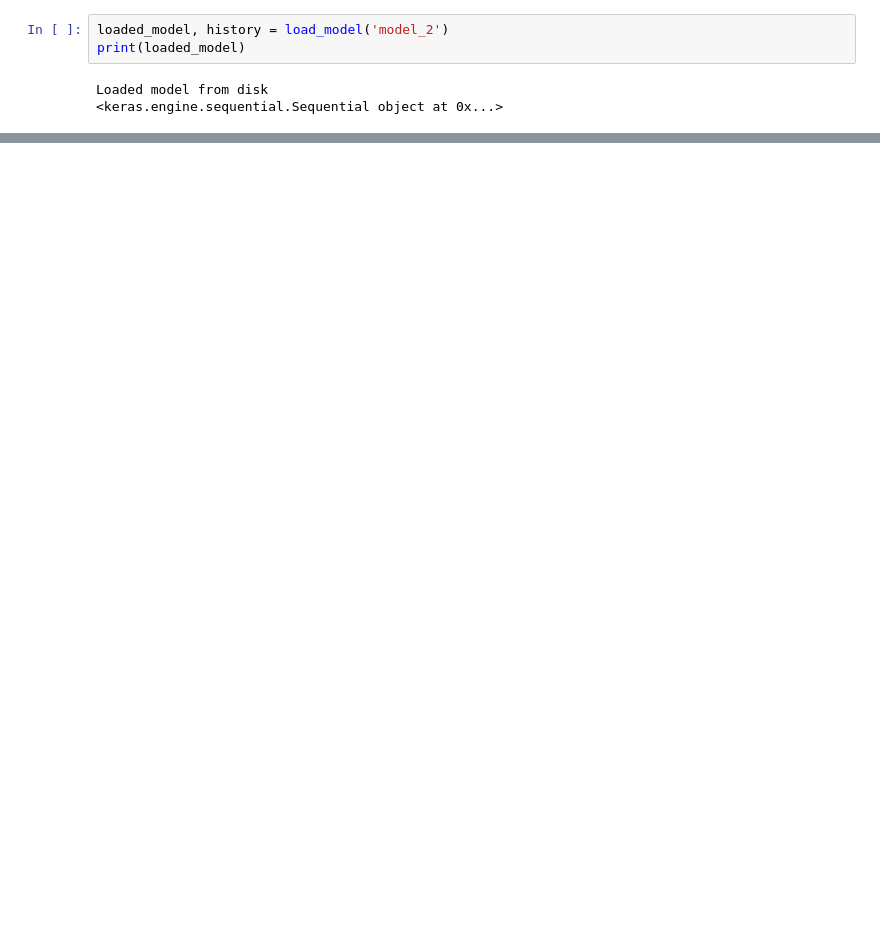
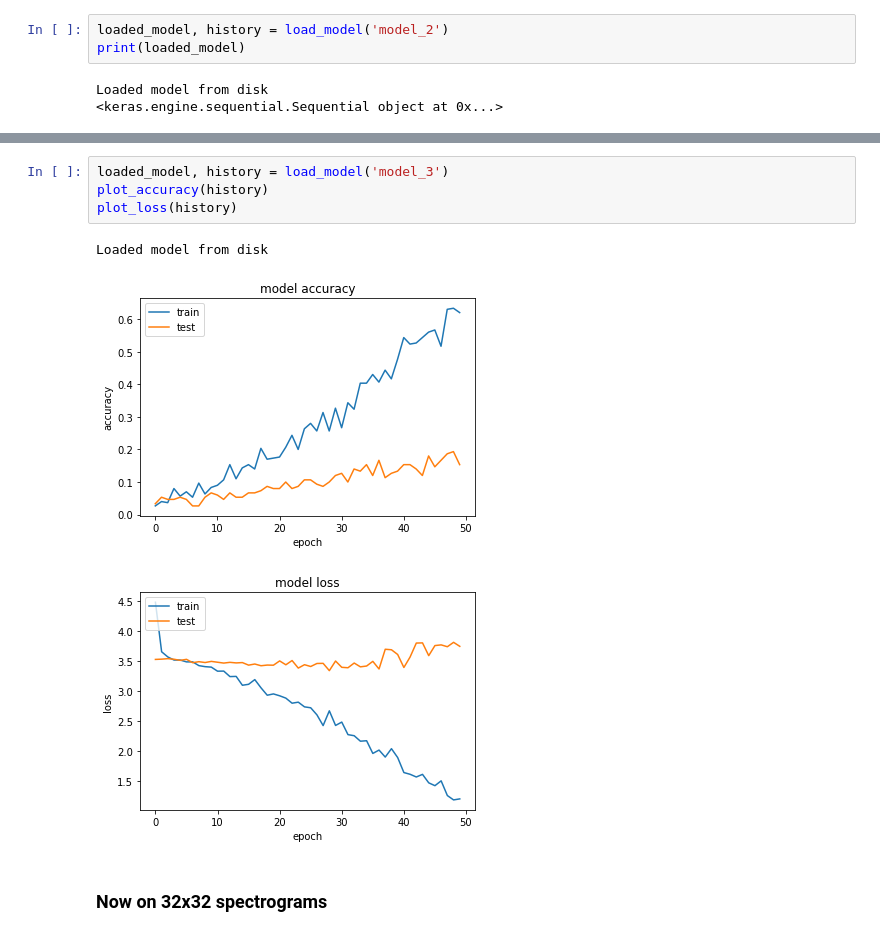
Before and after one commit to ginevracoal/SpeechRecognitionProject, a Jupyter notebook: keras_CNN/CNN_tests.ipynb, the cells around one changed output, grey strips where cells are left out. Cells and saved outputs as stored; diff of their text form; blank space fills up the shorter version.

Commit message:
all models + my part of the presentation

```diff
--- a/keras_CNN/CNN_tests.ipynb
+++ b/keras_CNN/CNN_tests.ipynb
@@ -179,0 +188,10 @@ plot_history(history)
+# %%
+loaded_model, history = load_model('model_3')
+plot_accuracy(history)
+plot_loss(history)
+# %% [output]
+Loaded model from disk
+[figure, added]
+[figure, added]
+# %% [markdown]
+### Now on 32x32 spectrograms
```
Also changed, not shown: parts of 12 cells of this notebook, 50 other files.
